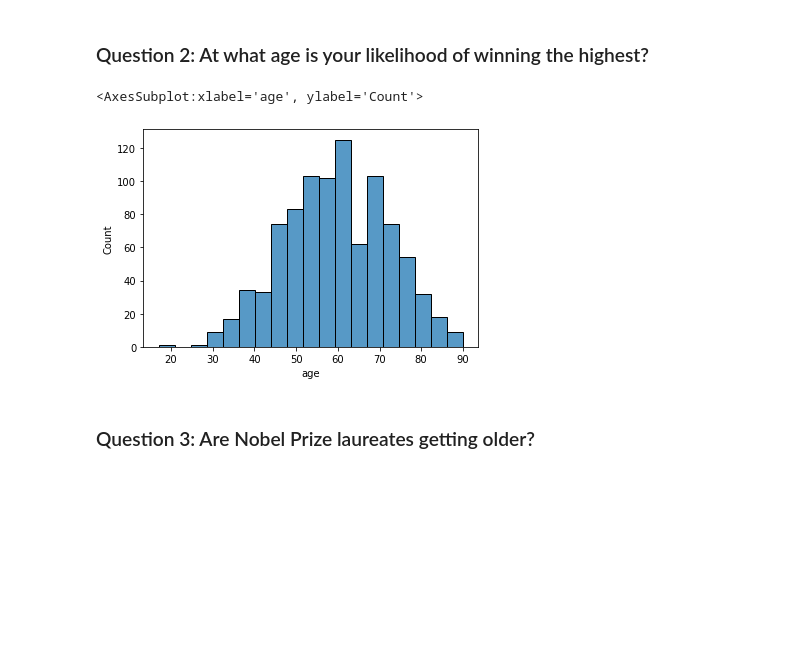
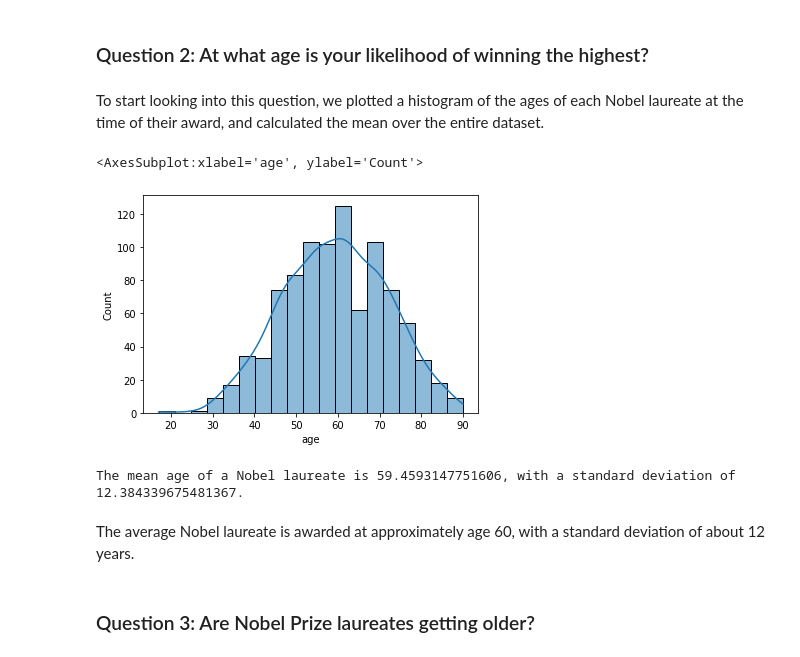
Before and after one commit to qbello22/2950-Project, a Jupyter notebook: nobel-prize.ipynb, the cells around one changed output. Saved outputs shown, nothing was run; the diff lists cells and outputs as text; code cells hidden in the pictures; blank space fills up the shorter version.

Commit message:
Initial graph for 1, 2 done(?)

```diff
--- a/nobel-prize.ipynb
+++ b/nobel-prize.ipynb
@@ -154,10 +161,19 @@ dtype: object
 # %% [markdown]
 ### Question 2: At what age is your likelihood of winning the highest?
+# %% [markdown]
+To start looking into this question, we plotted a histogram of the ages of each Nobel laureate at the time of their award, and calculated the mean over the entire dataset.
 # %%
-seaborn.histplot(nobel_data_valid['age'])
+seaborn.histplot(nobel_data_valid['age'], kde=True)
 # %% [output]
 <AxesSubplot:xlabel='age', ylabel='Count'>
-[figure, old version]
+[figure, new version]
+# %%
+
+print("The mean age of a Nobel laureate is "+str(nobel_data_valid['age'].mean())+", with a standard deviation of "+str(nobel_data_valid['age'].std())+".")
+# %% [output]
+The mean age of a Nobel laureate is 59.4593147751606, with a standard deviation of 12.384339675481367.
+# %% [markdown]
+The average Nobel laureate is awarded at approximately age 60, with a standard deviation of about 12 years.
 # %% [markdown]
 ### Question 3: Are Nobel Prize laureates getting older?
 # %%
```
Also changed, not shown: parts of 5 cells of this notebook.
